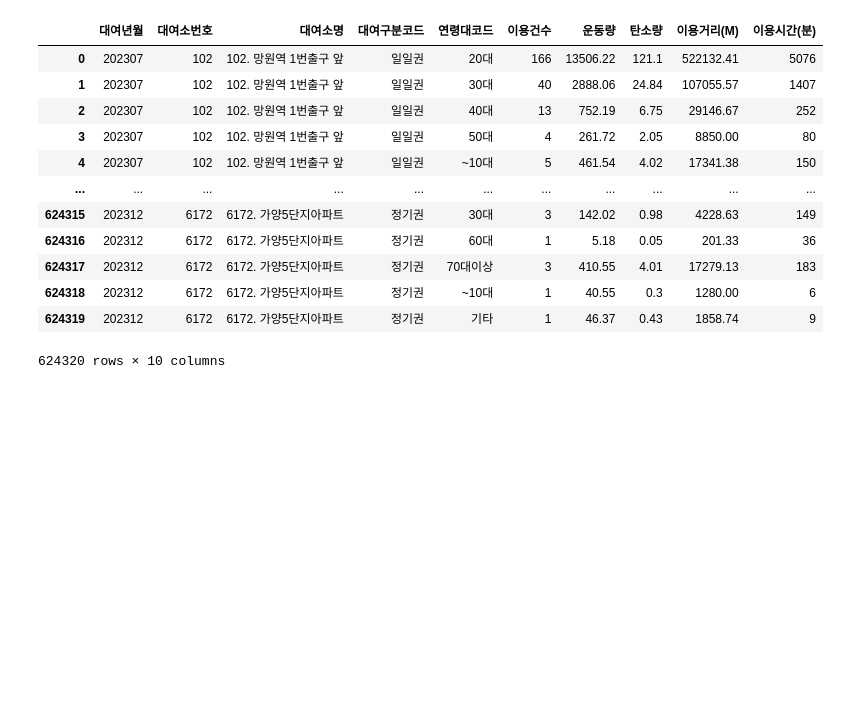
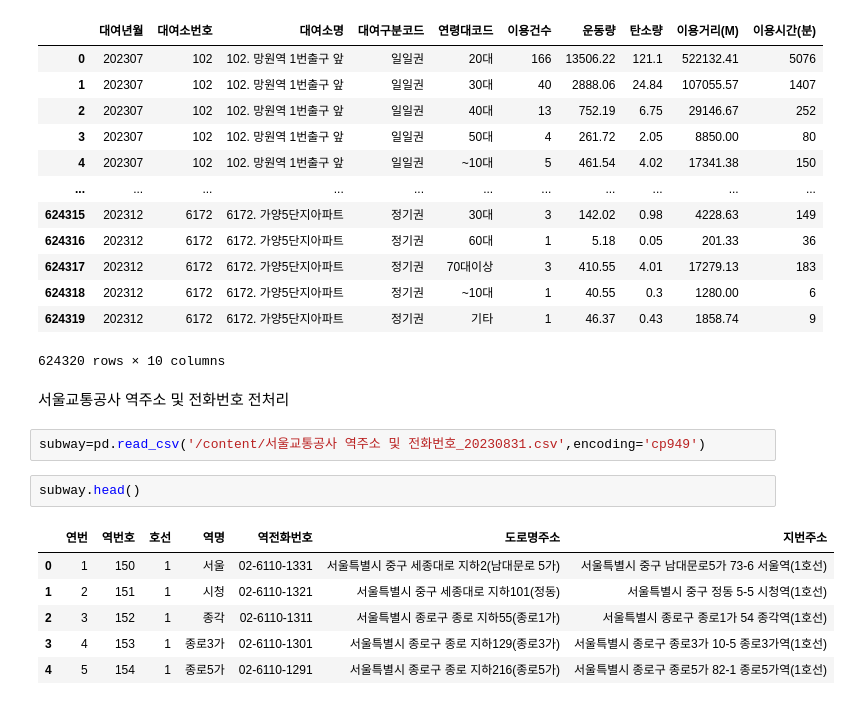
Before and after one commit to b00kkk/bikeseoul, a Jupyter notebook: seoulbike_processing.ipynb, the cells around one changed output. Saved outputs shown, nothing was run; the diff lists cells and outputs as text; blank space fills up the shorter version.

```diff
--- a/seoulbike_processing.ipynb
+++ b/seoulbike_processing.ipynb
@@ -204,3 +204,16 @@ pd.read_csv('month_usage.csv')
 | 624318 | 202312 | 6172 | 6172. 가양5단지아파트 | 정기권 | ~10대 | 1 | 40.55 | 0.3 | 1280.00 | 6 |
 | 624319 | 202312 | 6172 | 6172. 가양5단지아파트 | 정기권 | 기타 | 1 | 46.37 | 0.43 | 1858.74 | 9 |
 624320 rows × 10 columns
+# %% [markdown]
+서울교통공사 역주소 및 전화번호 전처리
+# %%
+subway=pd.read_csv('/content/서울교통공사 역주소 및 전화번호_20230831.csv',encoding='cp949')
+# %%
+subway.head()
+# %% [output]
+|  | 연번 | 역번호 | 호선 | 역명 | 역전화번호 | 도로명주소 | 지번주소 |
+| 0 | 1 | 150 | 1 | 서울 | 02-6110-1331 | 서울특별시 중구 세종대로 지하2(남대문로 5가) | 서울특별시 중구 남대문로5가 73-6 서울역(1호선) |
+| 1 | 2 | 151 | 1 | 시청 | 02-6110-1321 | 서울특별시 중구 세종대로 지하101(정동) | 서울특별시 중구 정동 5-5 시청역(1호선) |
+| 2 | 3 | 152 | 1 | 종각 | 02-6110-1311 | 서울특별시 종로구 종로 지하55(종로1가) | 서울특별시 종로구 종로1가 54 종각역(1호선) |
+| 3 | 4 | 153 | 1 | 종로3가 | 02-6110-1301 | 서울특별시 종로구 종로 지하129(종로3가) | 서울특별시 종로구 종로3가 10-5 종로3가역(1호선) |
+| 4 | 5 | 154 | 1 | 종로5가 | 02-6110-1291 | 서울특별시 종로구 종로 지하216(종로5가) | 서울특별시 종로구 종로5가 82-1 종로5가역(1호선) |
```
Also changed, not shown: parts of 4 cells of this notebook.
